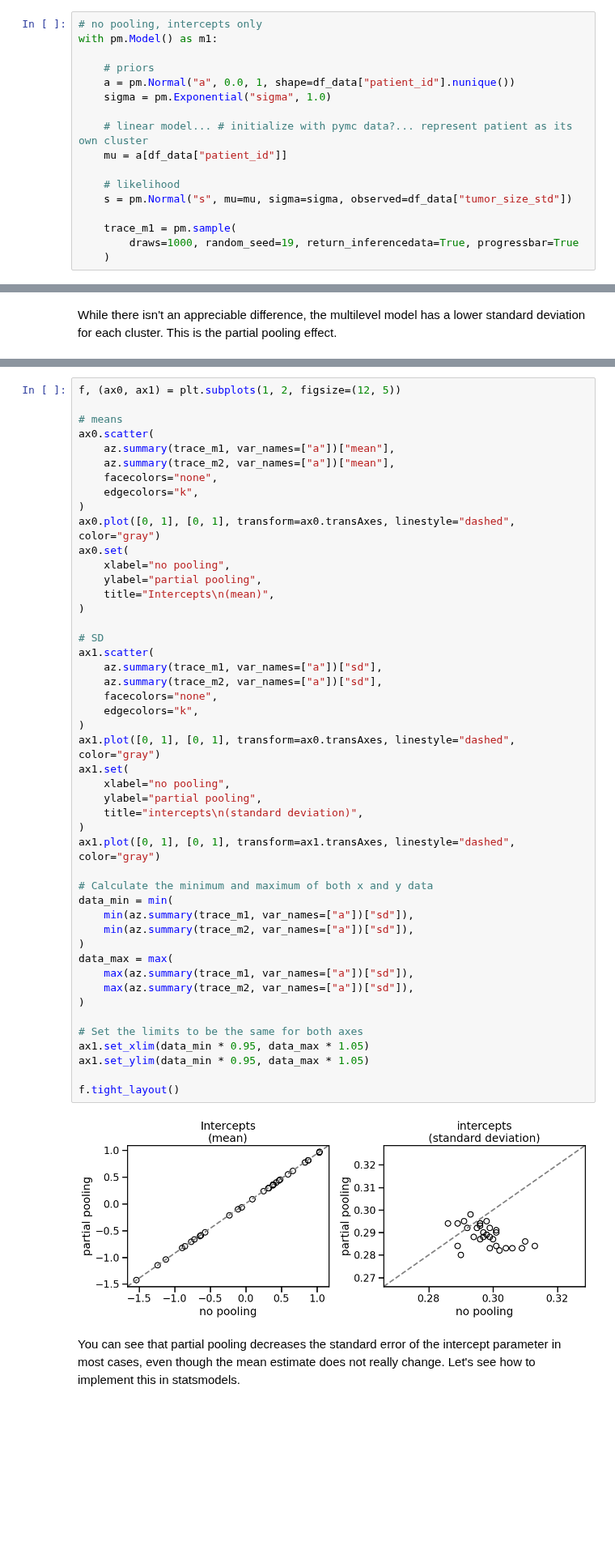
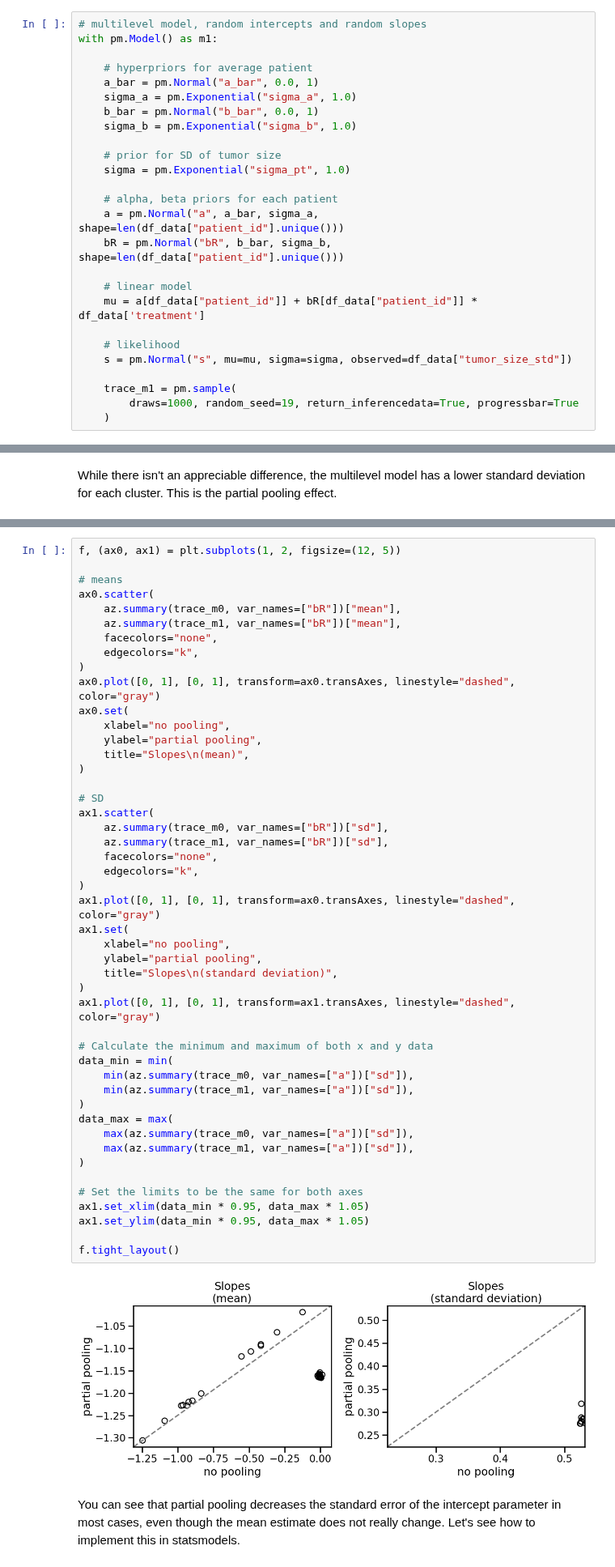
Before and after one commit to benslack19/benslack19.github.io, a Jupyter notebook: _posts_drafts/2024-05-29-time-series-varying-effects.ipynb, the cells around one changed output, grey strips where cells are left out. Shown at 81% size. Cells and saved outputs as stored; diff of their text form; blank space fills up the shorter version.

```diff
--- a/_posts_drafts/2024-05-29-time-series-varying-effects.ipynb
+++ b/_posts_drafts/2024-05-29-time-series-varying-effects.ipynb
@@ -189,13 +261,22 @@ $$ \sigma \sim \text{Exponential}(1) $$
 # %%
-# no pooling, intercepts only
+# multilevel model, random intercepts and random slopes
 with pm.Model() as m1:
 
-    # priors
-    a = pm.Normal("a", 0.0, 1, shape=df_data["patient_id"].nunique())
-    sigma = pm.Exponential("sigma", 1.0)
+    # hyperpriors for average patient
+    a_bar = pm.Normal("a_bar", 0.0, 1)
+    sigma_a = pm.Exponential("sigma_a", 1.0)
+    b_bar = pm.Normal("b_bar", 0.0, 1)
+    sigma_b = pm.Exponential("sigma_b", 1.0)
 
-    # linear model... # initialize with pymc data?... represent patient as its own cluster
-    mu = a[df_data["patient_id"]]
+    # prior for SD of tumor size
+    sigma = pm.Exponential("sigma_pt", 1.0)
+
+    # alpha, beta priors for each patient
+    a = pm.Normal("a", a_bar, sigma_a, shape=len(df_data["patient_id"].unique()))
+    bR = pm.Normal("bR", b_bar, sigma_b, shape=len(df_data["patient_id"].unique()))
+
+    # linear model
+    mu = a[df_data["patient_id"]] + bR[df_data["patient_id"]] * df_data['treatment']
 
     # likelihood
     s = pm.Normal("s", mu=mu, sigma=sigma, observed=df_data["tumor_size_std"])
@@ -319,8 +433,8 @@ f, (ax0, ax1) = plt.subplots(1, 2, figsize=(12, 5))
 
 # means
 ax0.scatter(
-    az.summary(trace_m1, var_names=["a"])["mean"],
-    az.summary(trace_m2, var_names=["a"])["mean"],
+    az.summary(trace_m0, var_names=["bR"])["mean"],
+    az.summary(trace_m1, var_names=["bR"])["mean"],
     facecolors="none",
     edgecolors="k",
 )
@@ -328,41 +442,41 @@ ax0.plot([0, 1], [0, 1], transform=ax0.transAxes, linestyle="dashed", color="gra
 ax0.set(
     xlabel="no pooling",
     ylabel="partial pooling",
-    title="Intercepts\n(mean)",
+    title="Slopes\n(mean)",
 )
 
 # SD
 ax1.scatter(
-    az.summary(trace_m1, var_names=["a"])["sd"],
-    az.summary(trace_m2, var_names=["a"])["sd"],
+    az.summary(trace_m0, var_names=["bR"])["sd"],
+    az.summary(trace_m1, var_names=["bR"])["sd"],
     facecolors="none",
     edgecolors="k",
 )
 ax1.plot([0, 1], [0, 1], transform=ax0.transAxes, linestyle="dashed", color="gray")
 ax1.set(
     xlabel="no pooling",
     ylabel="partial pooling",
-    title="intercepts\n(standard deviation)",
+    title="Slopes\n(standard deviation)",
 )
 ax1.plot([0, 1], [0, 1], transform=ax1.transAxes, linestyle="dashed", color="gray")
 
 # Calculate the minimum and maximum of both x and y data
 data_min = min(
+    min(az.summary(trace_m0, var_names=["a"])["sd"]),
     min(az.summary(trace_m1, var_names=["a"])["sd"]),
-    min(az.summary(trace_m2, var_names=["a"])["sd"]),
 )
 data_max = max(
+    max(az.summary(trace_m0, var_names=["a"])["sd"]),
     max(az.summary(trace_m1, var_names=["a"])["sd"]),
-    max(az.summary(trace_m2, var_names=["a"])["sd"]),
 )
 
 # Set the limits to be the same for both axes
 ax1.set_xlim(data_min * 0.95, data_max * 1.05)
 ax1.set_ylim(data_min * 0.95, data_max * 1.05)
 
 f.tight_layout()
 # %% [output]
-[figure, old version]
+[figure, new version]
 # %% [markdown]
 You can see that partial pooling decreases the standard error of the intercept parameter in most cases, even though the mean estimate does not really change. Let's see how to implement this in statsmodels.
 # %% [markdown]
```
Also changed, not shown: parts of 28 cells of this notebook, 7 other files.
